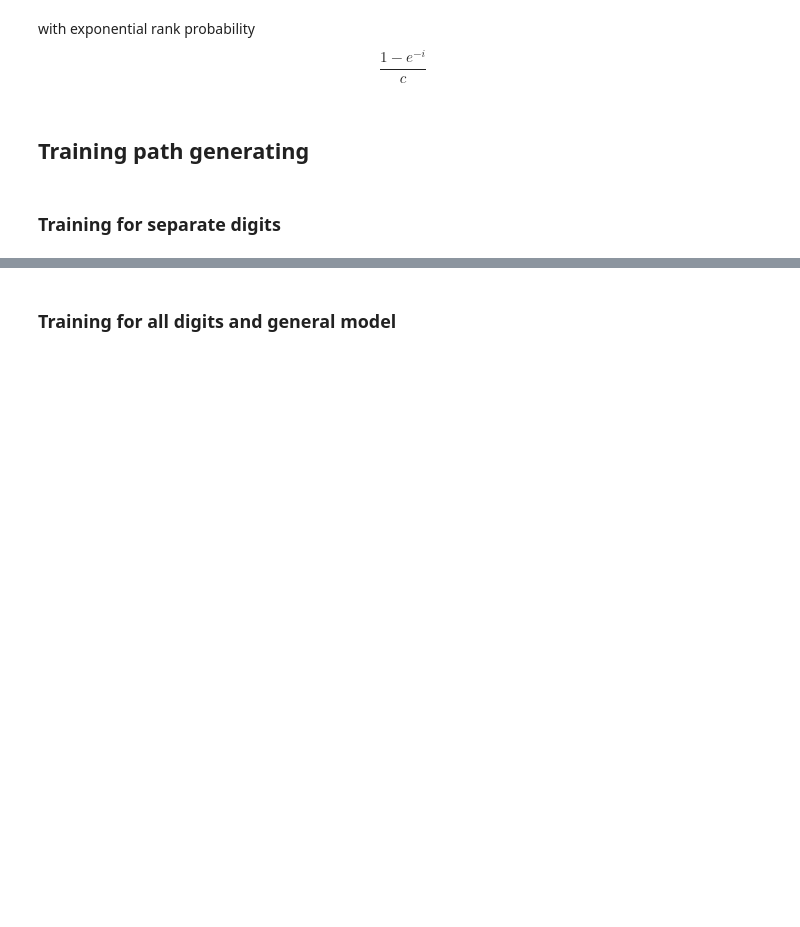
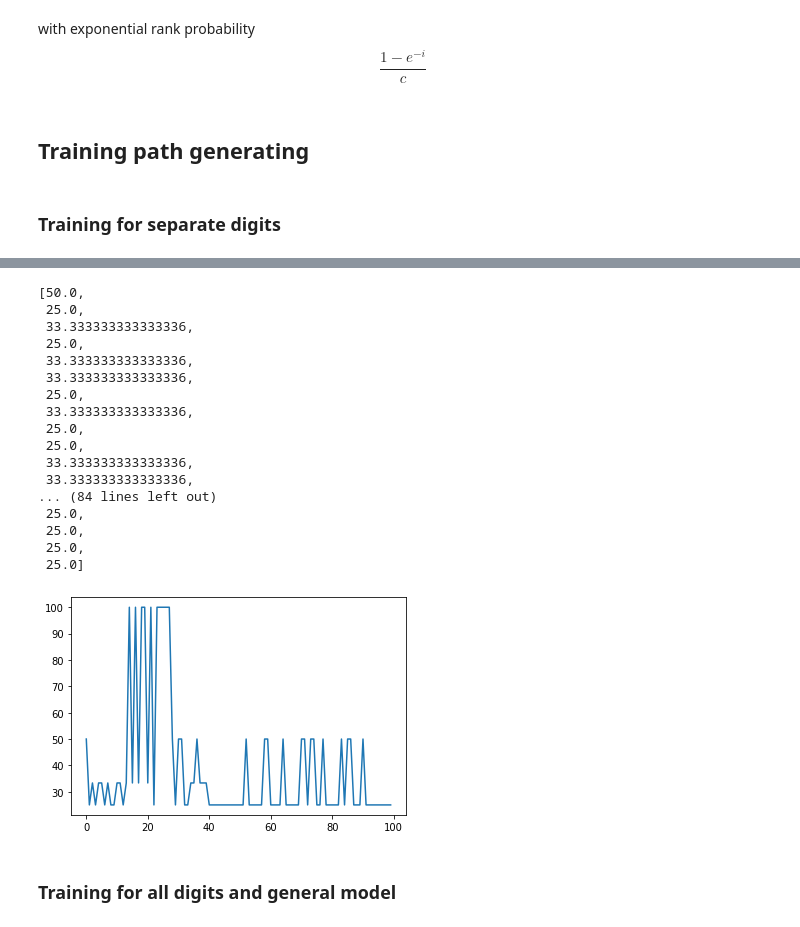
Before and after one commit to ph504/ABB_handwriter, a Jupyter notebook: offline_processing/PathGen_Evolutionary.ipynb, the cells around one changed output, grey strips where cells are left out. Drawn from its saved outputs; the diff is of its cells as text; code cells hidden in the pictures; blank space fills up the shorter version.

```diff
--- a/offline_processing/PathGen_Evolutionary.ipynb
+++ b/offline_processing/PathGen_Evolutionary.ipynb
@@ -87,3 +113,25 @@ $$ \frac{1 - e ^ {-i}}{c} $$
+# %%
+plt.plot(generation_profile,best_fitness_profile)
+best_fitness_profile
+# %% [output]
+[50.0,
+ 25.0,
+ 33.333333333333336,
+ 25.0,
+ 33.333333333333336,
+ 33.333333333333336,
+ 25.0,
+ 33.333333333333336,
+ 25.0,
+ 25.0,
+ 33.333333333333336,
+ 33.333333333333336,
+... (84 lines left out)
+ 25.0,
+ 25.0,
+ 25.0,
+ 25.0]
+[figure, added]
 # %% [markdown]
 ### Training for all digits and general model
 # %%
```
Also changed, not shown: parts of 4 cells of this notebook, 2 other files.
